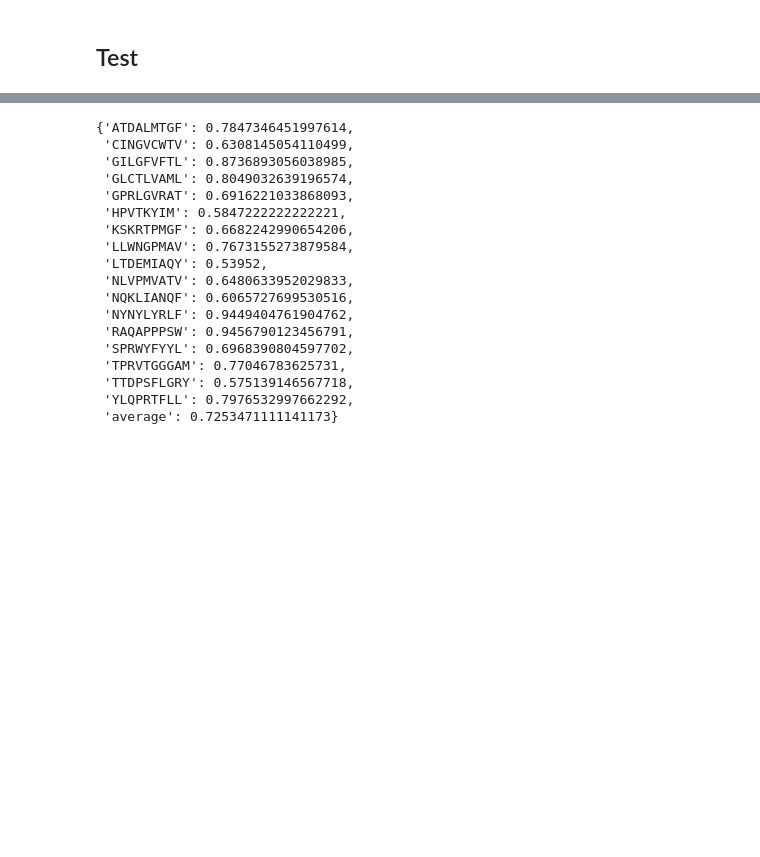
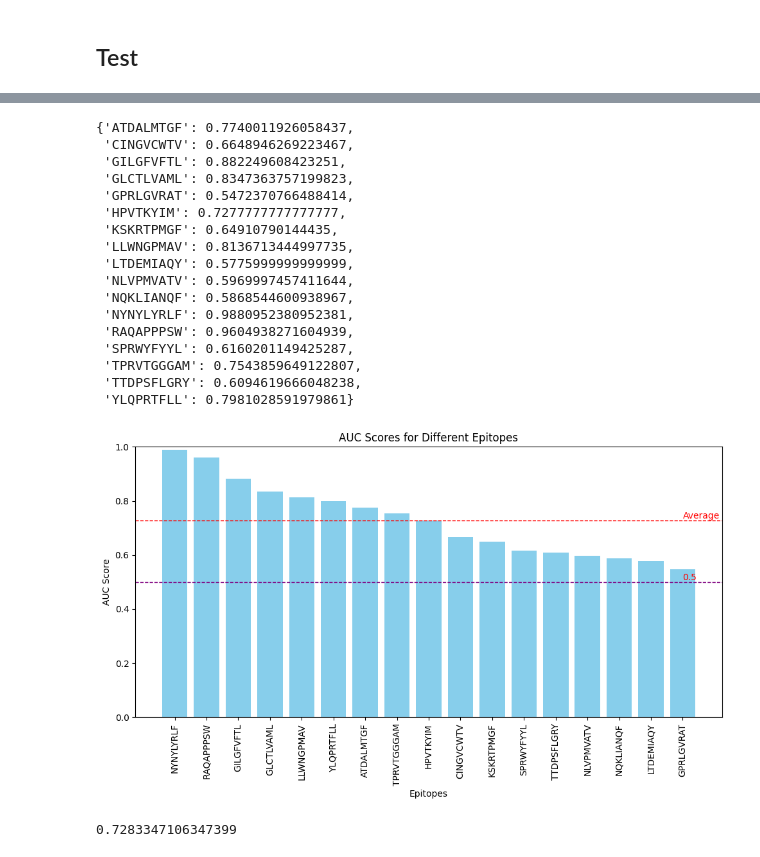
Before and after one commit to MohamedDarkaoui/ImmuneSystemDM, a Jupyter notebook: src/main.ipynb, the cells around one changed output, grey strips where cells are left out. Cells and saved outputs as stored; diff of their text form; code cells hidden in the pictures; blank space fills up the shorter version.

```diff
--- a/src/main.ipynb
+++ b/src/main.ipynb
@@ -235,7 +198,7 @@ plt.show()
 test_folder = '../data/true_set/'
 test_epitopes = list_epitopes(test_folder)
 # %%
-loaded_model = keras.models.load_model('../models/binary_classification')
+loaded_model = tf.keras.models.load_model('../models/binary_classification_30')
 # %%
 from sklearn.metrics import roc_auc_score
 auc_scores = dict()
@@ -283,23 +246,47 @@ for test_epitope in test_epitopes:
 # %%
-auc_scores['average'] = sum(auc_scores.values())/len(auc_scores)
-
 auc_scores
 # %% [output]
-{'ATDALMTGF': 0.7847346451997614,
- 'CINGVCWTV': 0.6308145054110499,
- 'GILGFVFTL': 0.8736893056038985,
- 'GLCTLVAML': 0.8049032639196574,
- 'GPRLGVRAT': 0.6916221033868093,
- 'HPVTKYIM': 0.5847222222222221,
- 'KSKRTPMGF': 0.6682242990654206,
- 'LLWNGPMAV': 0.7673155273879584,
- 'LTDEMIAQY': 0.53952,
- 'NLVPMVATV': 0.6480633952029833,
- 'NQKLIANQF': 0.6065727699530516,
- 'NYNYLYRLF': 0.9449404761904762,
- 'RAQAPPPSW': 0.9456790123456791,
- 'SPRWYFYYL': 0.6968390804597702,
- 'TPRVTGGGAM': 0.77046783625731,
- 'TTDPSFLGRY': 0.575139146567718,
- 'YLQPRTFLL': 0.7976532997662292,
- 'average': 0.7253471111141173}
+{'ATDALMTGF': 0.7740011926058437,
+ 'CINGVCWTV': 0.6648946269223467,
+ 'GILGFVFTL': 0.882249608423251,
+ 'GLCTLVAML': 0.8347363757199823,
+ 'GPRLGVRAT': 0.5472370766488414,
+ 'HPVTKYIM': 0.7277777777777777,
+ 'KSKRTPMGF': 0.64910790144435,
+ 'LLWNGPMAV': 0.8136713444997735,
+ 'LTDEMIAQY': 0.5775999999999999,
+ 'NLVPMVATV': 0.5969997457411644,
+ 'NQKLIANQF': 0.5868544600938967,
+ 'NYNYLYRLF': 0.9880952380952381,
+ 'RAQAPPPSW': 0.9604938271604939,
+ 'SPRWYFYYL': 0.6160201149425287,
+ 'TPRVTGGGAM': 0.7543859649122807,
+ 'TTDPSFLGRY': 0.6094619666048238,
+ 'YLQPRTFLL': 0.7981028591979861}
+# %%
+auc_scores = dict(sorted(auc_scores.items(), key=lambda item: item[1], reverse=True))
+average_auc_score = sum(auc_scores.values()) / len(auc_scores)
+plt.figure(figsize=(10, 6))
+bars = plt.bar(auc_scores.keys(), auc_scores.values(), color='skyblue')
+plt.xlabel('Epitopes')
+plt.ylabel('AUC Score')
+plt.title('AUC Scores for Different Epitopes')
+plt.ylim(0, 1)
+plt.xticks(rotation='vertical')
+
+# vertical line for the average AUC score
+plt.axhline(y=average_auc_score, color='red', linestyle='--', linewidth=1)
+plt.text(x=len(auc_scores)-1, y=average_auc_score, s='Average', color='red', va='bottom')
+
+# indicate the 50%
+plt.axhline(y=0.5, color='purple', linestyle='--', linewidth=1)
+plt.text(x=len(auc_scores)-1, y=0.5, s='0.5', color='red', va='bottom')
+
+plt.tight_layout()
+plt.show()
+# %% [output]
+[figure, added]
+# %%
+average_auc_score
+# %% [output]
+0.7283347106347399
```
Also changed, not shown: parts of 12 cells of this notebook, 6 other files.
